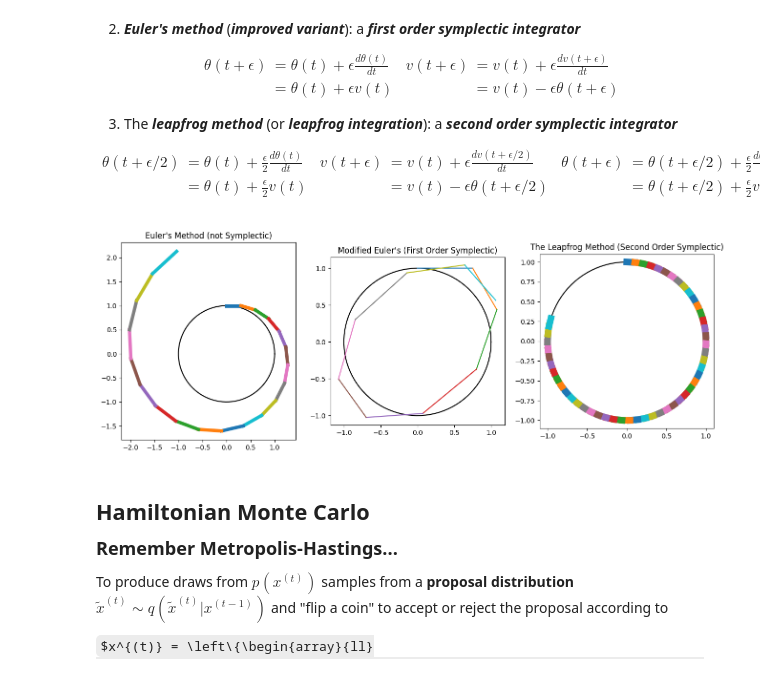
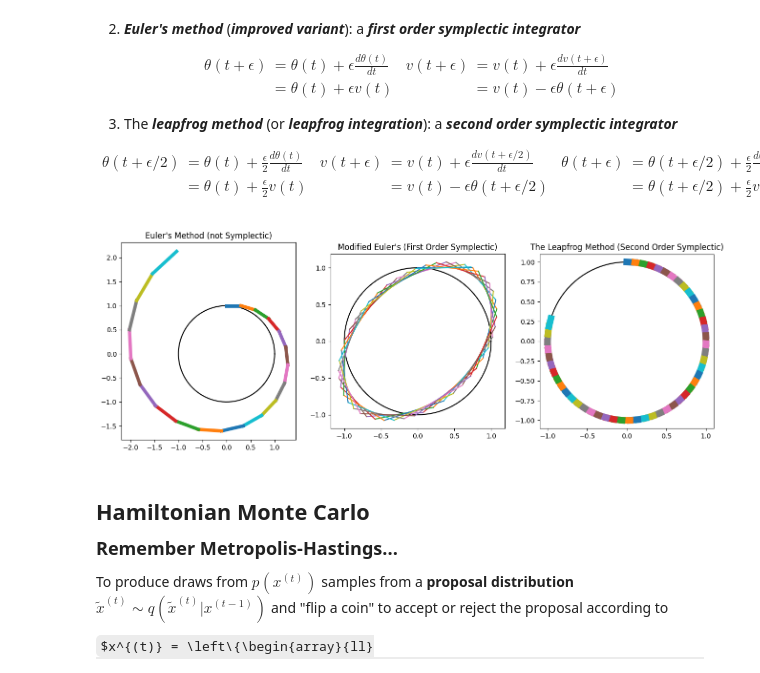
Before and after one commit to pointOfive/STA410_tenfouroverandout, a Jupyter notebook: STA410_Week4_Pre_Lecture_Reading_Etc.ipynb, the cells around one changed output. Drawn from its saved outputs; the diff is of its cells as text; code cells hidden in the pictures; some formulas as TeX source.

```diff
--- a/STA410_Week4_Pre_Lecture_Reading_Etc.ipynb
+++ b/STA410_Week4_Pre_Lecture_Reading_Etc.ipynb
@@ -460,35 +492,35 @@ t = np.linspace(0,2*np.pi, 100)
 fig, ax = plt.subplots(nrows=1, ncols=3, figsize=(16,8))
 
 for i in range(3):
     ax[i].plot(np.cos(t), -np.sin(t), 'k')
     ax[i].set_aspect('equal', adjustable='box')
 
 ax[0].set_title("Euler's Method (not Symplectic)")
 theta_t, v_t, t, epsilon = 0, 1, 0, .3
 for i in range(20):
     v_t_e = v_t - epsilon * theta_t
     theta_t_e = theta_t + epsilon * v_t
     ax[0].plot([theta_t, theta_t_e], [v_t, v_t_e], linewidth=5)
     theta_t, v_t, t = theta_t_e, v_t_e, t+epsilon
 
 ax[1].set_title("Modified Euler's (First Order Symplectic)")
 theta_t, v_t, t, epsilon = 0, 1, 0, .75
-for i in range(10):
+for i in range(50):
     v_t_e = v_t - epsilon * theta_t
     theta_t_e = theta_t + epsilon * v_t_e
     ax[1].plot([theta_t, theta_t_e], [v_t, v_t_e])
     theta_t, v_t, t = theta_t_e, v_t_e, t+epsilon
 
 ax[2].set_title("The Leapfrog Method (Second Order Symplectic)")
 theta_t, v_t, t, epsilon = 0, 1, 0, .1
 for i in range(50):
     v_t_e = v_t - epsilon / 2 * theta_t
     theta_t_e = theta_t + epsilon * v_t_e
     v_t_e = v_t_e - epsilon / 2 * theta_t_e
     ax[2].plot([theta_t, theta_t_e], [v_t, v_t_e], linewidth=10)
     theta_t, v_t, t = theta_t_e, v_t_e, t+epsilon
 # %% [output]
-[figure, old version]
+[figure, new version]
 # %% [markdown]
 ## Hamiltonian Monte Carlo<br><sub>Remember Metropolis-Hastings...</sub>
 
```
Also changed, not shown: parts of 12 cells of this notebook.
